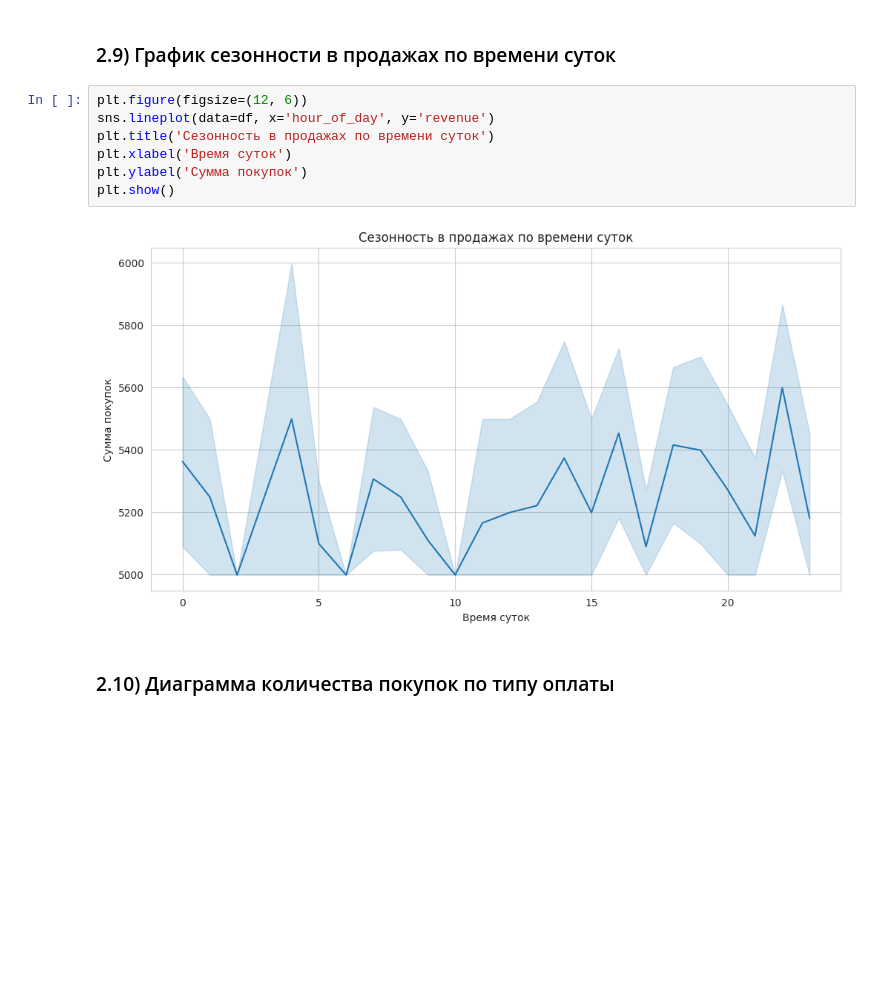
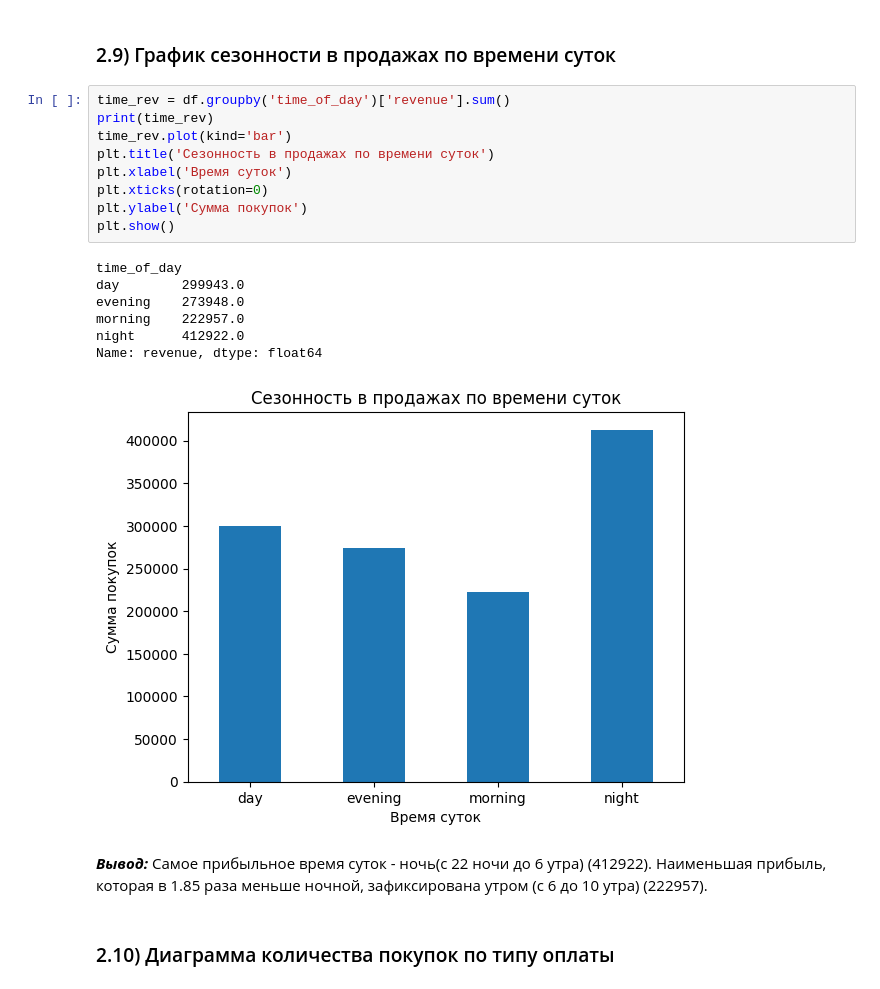
Before and after one commit to zhukovrost/lyceumFinalProject, a Jupyter notebook: project.ipynb, the cells around one changed output. Cells and saved outputs as stored; diff of their text form; blank space fills up the shorter version.

```diff
--- a/project.ipynb
+++ b/project.ipynb
@@ -468,14 +528,24 @@ plt.show()
 # %% [markdown]
 ### 2.9) График сезонности в продажах по времени суток
 # %%
-plt.figure(figsize=(12, 6))
-sns.lineplot(data=df, x='hour_of_day', y='revenue')
+time_rev = df.groupby('time_of_day')['revenue'].sum()
+print(time_rev)
+time_rev.plot(kind='bar')
 plt.title('Сезонность в продажах по времени суток')
 plt.xlabel('Время суток')
+plt.xticks(rotation=0)
 plt.ylabel('Сумма покупок')
 plt.show()
 # %% [output]
+time_of_day
+day        299943.0
+evening    273948.0
+morning    222957.0
+night      412922.0
+Name: revenue, dtype: float64
-[figure, old version]
+[figure, new version]
+# %% [markdown]
+***Вывод:*** Самое прибыльное время суток - ночь(с 22 ночи до 6 утра) (412922). Наименьшая прибыль, которая в 1.85 раза меньше ночной,  зафиксирована утром (с 6 до 10 утра) (222957).
 # %% [markdown]
 ### 2.10) Диаграмма количества покупок по типу оплаты
 # %%
```
Also changed, not shown: parts of 24 cells of this notebook.
